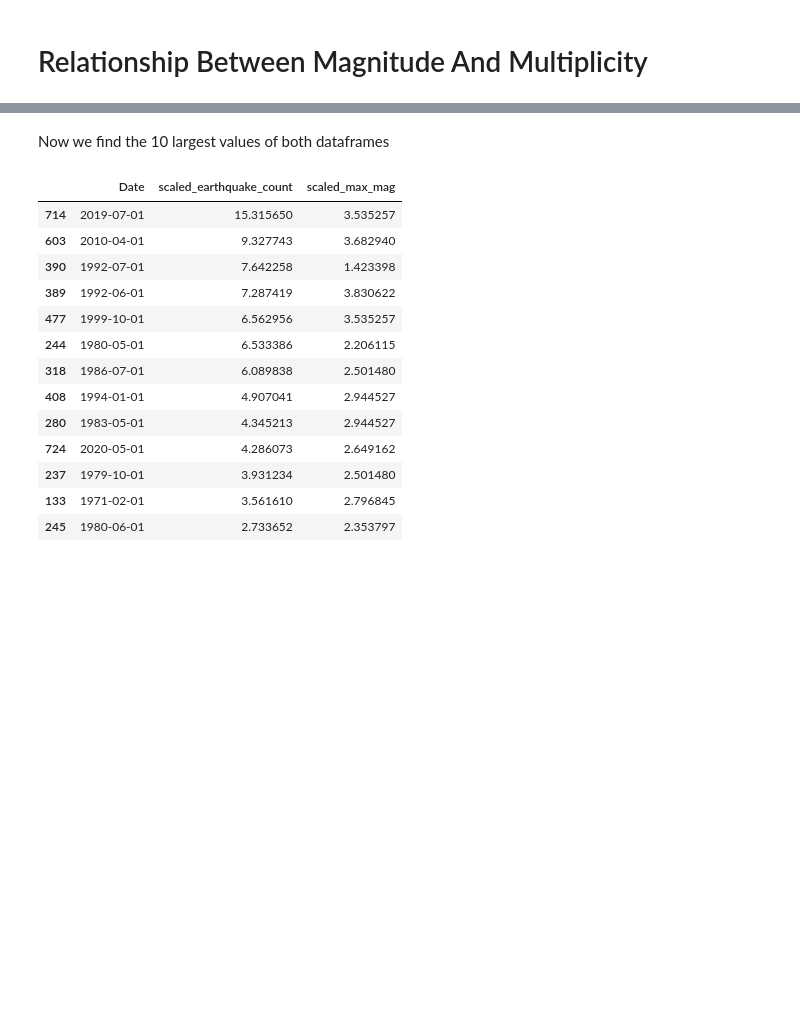
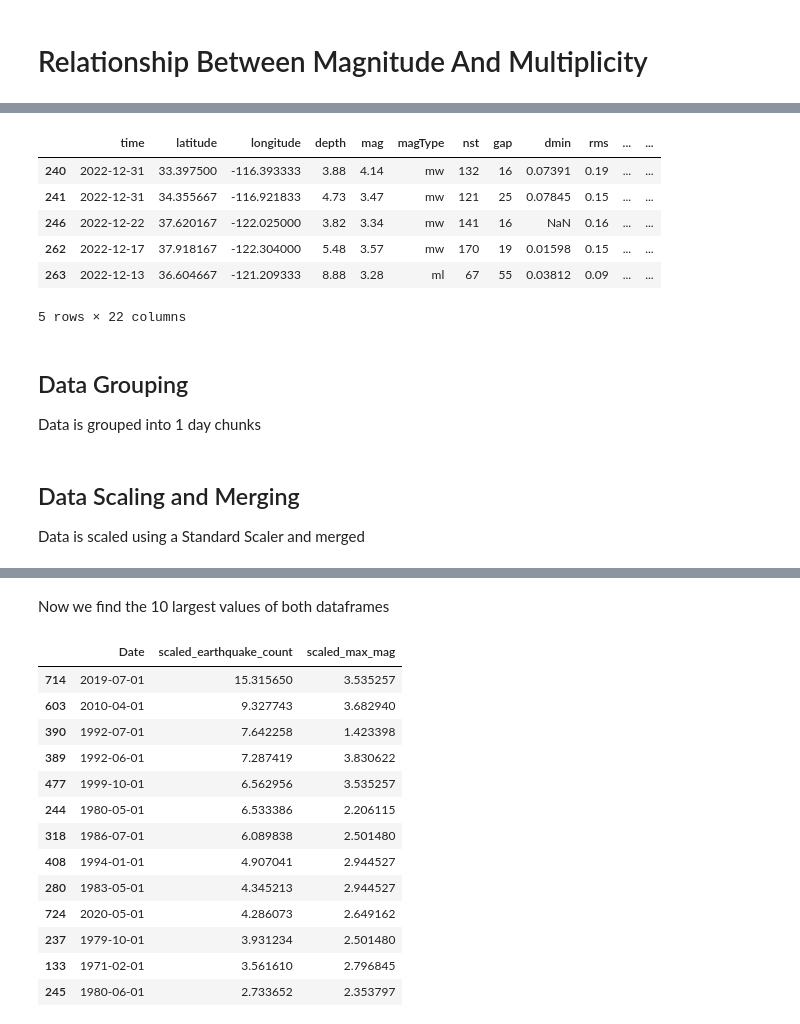
Before and after one commit to TheV123/EarthquakeHistoricalDataAnalysis, a Jupyter notebook: website/magnitude_and_multiplicity.ipynb, the cells around one changed output, grey strips where cells are left out. Cells and saved outputs as stored; diff of their text form; code cells hidden in the pictures; blank space fills up the shorter version.

```diff
--- a/website/magnitude_and_multiplicity.ipynb
+++ b/website/magnitude_and_multiplicity.ipynb
@@ -50,0 +8,3 @@ merged_earthquake_data.head()
+# %%
+csv_file = "../datasets/All (1960-2023).csv"
+usgs = pd.read_csv(csv_file, sep = ',', lineterminator='\n', dtype={'time':str})
@@ -50,0 +19,23 @@ merged_earthquake_data.head()
+# %%
+#filter the dataset by Date > 1960-01-01 and Date < 2023-01-1
+usgs["time"] = pd.to_datetime(usgs["time"], errors="coerce").dt.strftime("%Y-%m-%d")
+usgs = usgs[(pd.to_datetime(usgs['time']) > pd.to_datetime('1960-01-01')) & (pd.to_datetime(usgs['time']) < pd.to_datetime('2023-01-01'))]
+
+usgs['longitude'] = pd.to_numeric(usgs['longitude'], errors='coerce')
+usgs['latitude'] = pd.to_numeric(usgs['latitude'], errors='coerce')
+usgs['mag'] = pd.to_numeric(usgs['mag'], errors='coerce')
+
+#filter the dataset by X > -123 and X < -113 and Y > 29 and Y < 39
+usgs = usgs[usgs['longitude'] > -123]
+usgs = usgs[usgs['longitude'] < -113]
+usgs = usgs[usgs['latitude'] < 39]
+usgs = usgs[usgs['latitude'] > 29]
+usgs.head()
+# %% [output]
+|  | time | latitude | longitude | depth | mag | magType | nst | gap | dmin | rms | ... | ... |
+| 240 | 2022-12-31 | 33.397500 | -116.393333 | 3.88 | 4.14 | mw | 132 | 16 | 0.07391 | 0.19 | ... | ... |
+| 241 | 2022-12-31 | 34.355667 | -116.921833 | 4.73 | 3.47 | mw | 121 | 25 | 0.07845 | 0.15 | ... | ... |
+| 246 | 2022-12-22 | 37.620167 | -122.025000 | 3.82 | 3.34 | mw | 141 | 16 | NaN | 0.16 | ... | ... |
+| 262 | 2022-12-17 | 37.918167 | -122.304000 | 5.48 | 3.57 | mw | 170 | 19 | 0.01598 | 0.15 | ... | ... |
+| 263 | 2022-12-13 | 36.604667 | -121.209333 | 8.88 | 3.28 | ml | 67 | 55 | 0.03812 | 0.09 | ... | ... |
+5 rows × 22 columns
@@ -50,0 +47,3 @@ merged_earthquake_data.head()
+# %% [markdown]
+## Data Grouping
+Data is grouped into 1 day chunks
@@ -50,0 +57,3 @@ merged_earthquake_data.head()
+# %% [markdown]
+## Data Scaling and Merging
+Data is scaled using a Standard Scaler and merged
```
Also changed, not shown: parts of 16 cells of this notebook, 1 other file.
